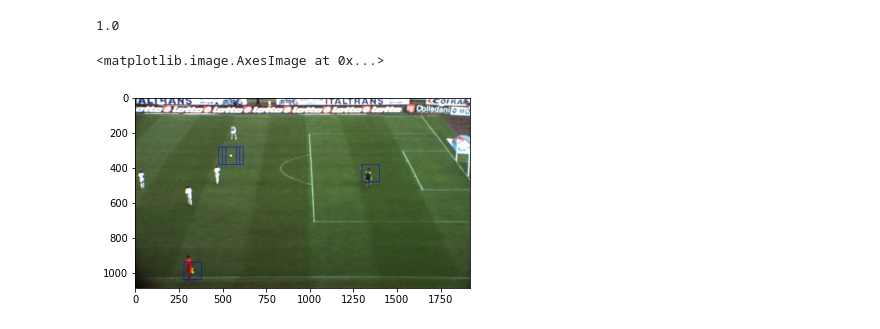
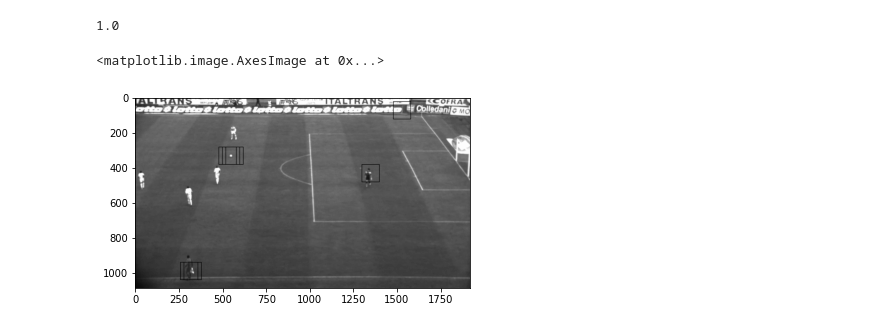
Before and after one commit to sid2610/HPE_Goal, a Jupyter notebook: BallTracking.ipynb, the cells around one changed output. Saved outputs shown, nothing was run; the diff lists cells and outputs as text; code cells hidden in the pictures.

```diff
--- a/BallTracking.ipynb
+++ b/BallTracking.ipynb
@@ -710,5 +748,5 @@ trainy.shape
 # %% [output]
 (10162, 1)
 # %%
-(x_train, x_val, y_train, y_val) = train_test_split(trainx, trainy, test_size = 0.3, shuffle = True)
+(x_train_bw, x_val_bw, y_train_bw, y_val_bw) = train_test_split(trainx_bw, trainy, test_size = 0.3, shuffle = True)
 # %%
@@ -726,7 +764,7 @@ early_stop = EarlyStopping(
     restore_best_weights=True
 )
 # %%
-model_cnn.fit(x_train, y_train, 32, 10, validation_data=(x_val, y_val), callbacks=[early_stop])
+model_cnn.fit(x_train_bw, y_train_bw, 32, 10, validation_data=(x_val_bw, y_val_bw), callbacks=[early_stop])
 # %% [output]
 Train on 7113 samples, validate on 3049 samples
 Epoch 1/10
@@ -740,6 +780,7 @@ Epoch 4/10
 <tensorflow.python.keras.callbacks.History at 0x...>
 # %%
 test = vid.get_data(250)
-plt.imshow(test)
+test = rgb2gray(test)
+plt.imshow(test, 'gray')
 # %% [output]
 <matplotlib.image.AxesImage at 0x...>
@@ -748,6 +789,7 @@ plt.imshow(test)
 rois = []
 locs = []
 preds = []
+test = np.expand_dims(test, -1)
 win_size = (100,100)
 step = 20
 for x,y,roi in sliding_window(test, win_size, step):
@@ -782,14 +824,15 @@ np.max(preds)
 # %%
 locs_1 = []
 rois_1 = []
 preds_1 = []
 clone = test.copy()
+clone = clone[:,:,0]
 for i in range(len(preds)):
-    if preds[i]==1.0:
+    if preds[i]>0.8:
         locs_1.append(locs[i])
         rois_1.append(test[locs[i][1]:locs[i][1]+100,locs[i][0]:locs[i][0]+100])
         cv2.rectangle(clone, (locs[i][0],locs[i][1]), (locs[i][0]+100,locs[i][1]+100), (0,0,255), 2)
-plt.imshow(clone)
+plt.imshow(clone, 'gray')
 # %% [output]
 <matplotlib.image.AxesImage at 0x...>
-[figure, old version]
+[figure, new version]
```
Also changed, not shown: parts of 26 cells of this notebook.
